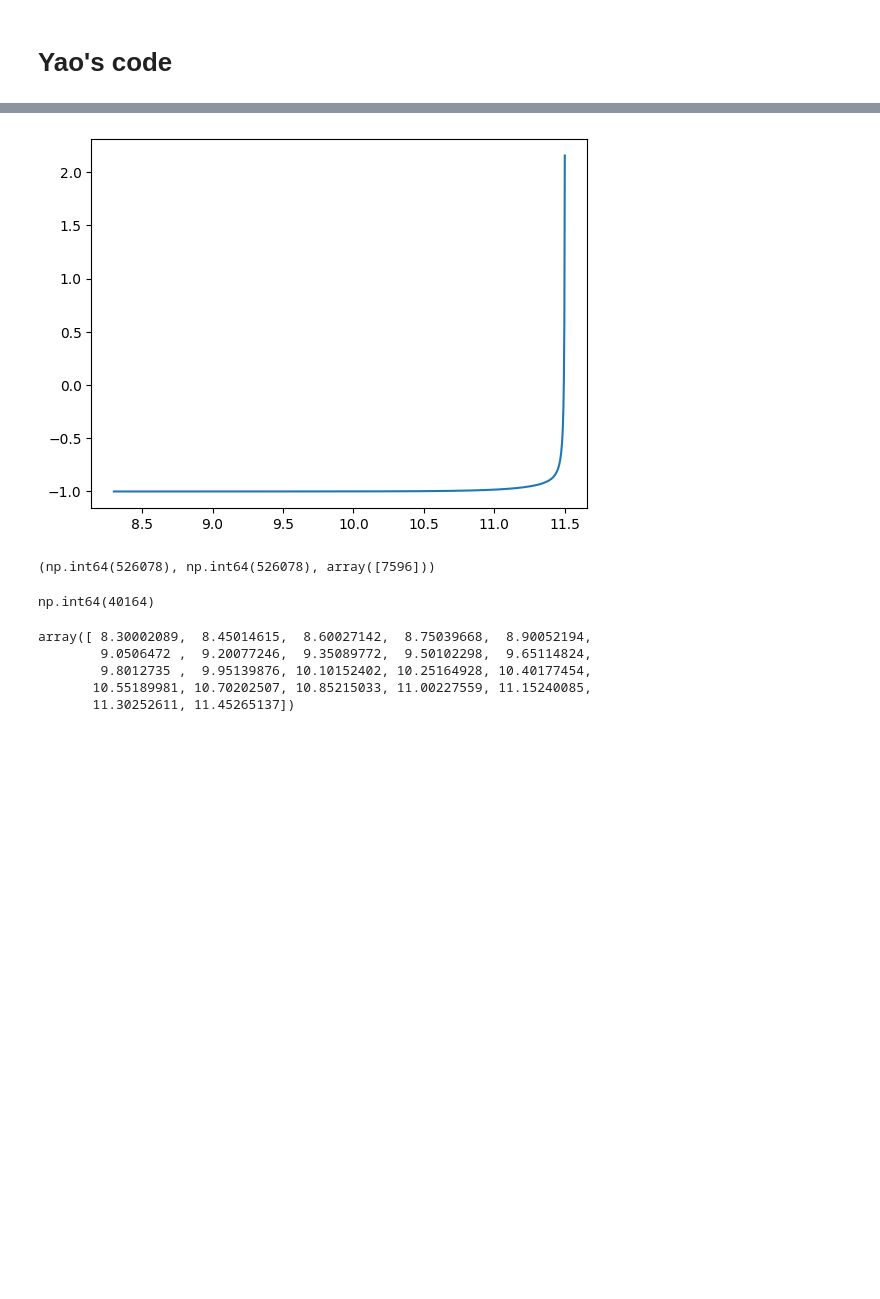
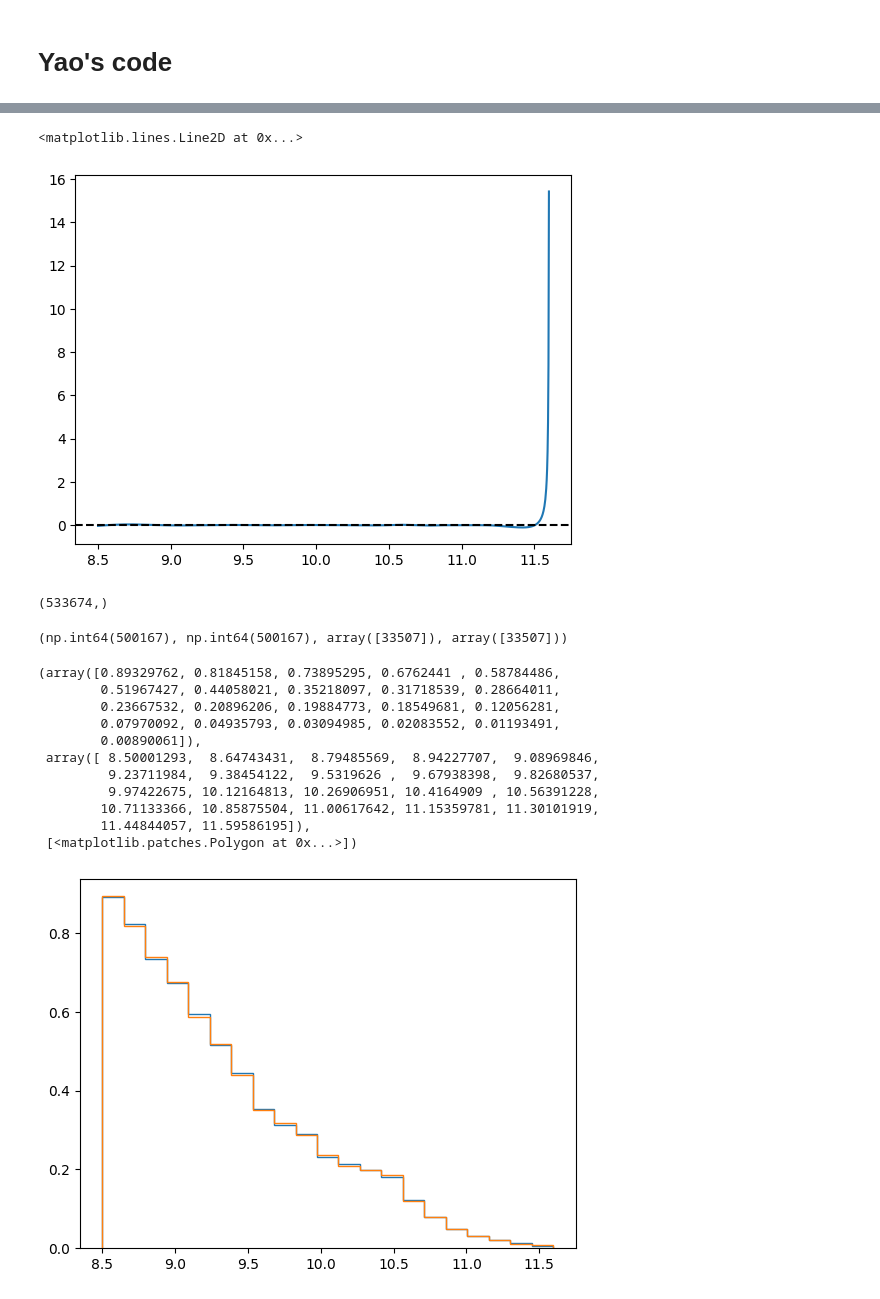
Before and after one commit to ismael-mendoza/multicam-tng-mah, a Jupyter notebook: notebooks/current/2025-10-10-abundance-function-yy.ipynb, the cells around one changed output, grey strips where cells are left out. Drawn from its saved outputs; the diff is of its cells as text; code cells hidden in the pictures; blank space fills up the shorter version.

```diff
--- a/notebooks/current/2025-10-10-abundance-function-yy.ipynb
+++ b/notebooks/current/2025-10-10-abundance-function-yy.ipynb
@@ -95,12 +123,14 @@ plt.semilogy(x, af(x), ls='--') # fit
 # %%
 # deconvolution and check results (it's a good idea to always check this)
 scatter = 0.2
-remainder = af.deconvolute(scatter, repeat=41, sm_step=0.005)
-x, nd = af.get_number_density_table()
-plt.plot(x, remainder/nd);
+remainder = af.deconvolute(scatter, repeat=20)
+_x, nd = af.get_number_density_table()
+plt.plot(_x, remainder/nd);
 # plt.axhline(1.0)
+plt.axhline(0.0, ls='--', c='k')
 # %% [output]
+<matplotlib.lines.Line2D at 0x...>
-[figure, old version]
+[figure, new version]
 # %%
 # get haloes
 _file = "../../data/tng100_trees.npz"
@@ -113,6 +143,9 @@ with open(_file, 'rb') as fp:
     tbar = trees_data['tbar']
 
 mask2 = (tdmo['ok'][:, -1]) & (tdmo['mdm'][:, -1] > 0) & (~bdmo['is_err'])
-vpeak = bdmo['vpeak'][mask2]
+vpeak = np.log10(bdmo['vpeak'][mask2])
+vpeak.shape
+# %% [output]
+(533674,)
 # %%
 # get number densities of the halo catalog
@@ -124,8 +158,4 @@ catalog_sc = af.match(nd_halos, scatter*LF_SCATTER_MULT)
 # %%
-np.isnan(catalog).sum(), np.isnan(catalog_sc).sum(), catalog.shape - np.isnan(catalog).sum()
+np.isnan(catalog).sum(), np.isnan(catalog_sc).sum(), catalog.shape - np.isnan(catalog).sum(), catalog_sc.shape - np.isnan(catalog_sc).sum()
 # %% [output]
-(np.int64(526078), np.int64(526078), array([7596]))
+(np.int64(500167), np.int64(500167), array([33507]), array([33507]))
-# %%
-np.sum((smass > x1) & (smass < x2))
-# %% [output]
-np.int64(40164)
@@ -134,11 +162,22 @@ np.int64(40164)
-# %%
-bins
-# %% [output]
-array([ 8.30002089,  8.45014615,  8.60027142,  8.75039668,  8.90052194,
-        9.0506472 ,  9.20077246,  9.35089772,  9.50102298,  9.65114824,
-        9.8012735 ,  9.95139876, 10.10152402, 10.25164928, 10.40177454,
-       10.55189981, 10.70202507, 10.85215033, 11.00227559, 11.15240085,
-       11.30252611, 11.45265137])
+# %%
+mask = ~np.isnan(catalog)
+
+mask_ = (smass > x1) & ( smass < x2)
+_, bins, _ = plt.hist(catalog[mask], bins=21, histtype='step', density=True)
+plt.hist(smass[mask_], bins=bins, density=True, histtype='step')
+# %% [output]
+(array([0.89329762, 0.81845158, 0.73895295, 0.6762441 , 0.58784486,
+        0.51967427, 0.44058021, 0.35218097, 0.31718539, 0.28664011,
+        0.23667532, 0.20896206, 0.19884773, 0.18549681, 0.12056281,
+        0.07970092, 0.04935793, 0.03094985, 0.02083552, 0.01193491,
+        0.00890061]),
+ array([ 8.50001293,  8.64743431,  8.79485569,  8.94227707,  9.08969846,
+         9.23711984,  9.38454122,  9.5319626 ,  9.67938398,  9.82680537,
+         9.97422675, 10.12164813, 10.26906951, 10.4164909 , 10.56391228,
+        10.71133366, 10.85875504, 11.00617642, 11.15359781, 11.30101919,
+        11.44844057, 11.59586195]),
+ [<matplotlib.patches.Polygon at 0x...>])
+[figure, added]
 # %%
 mask = ~np.isnan(catalog_sc)
 
```
Also changed, not shown: parts of 18 cells of this notebook.
